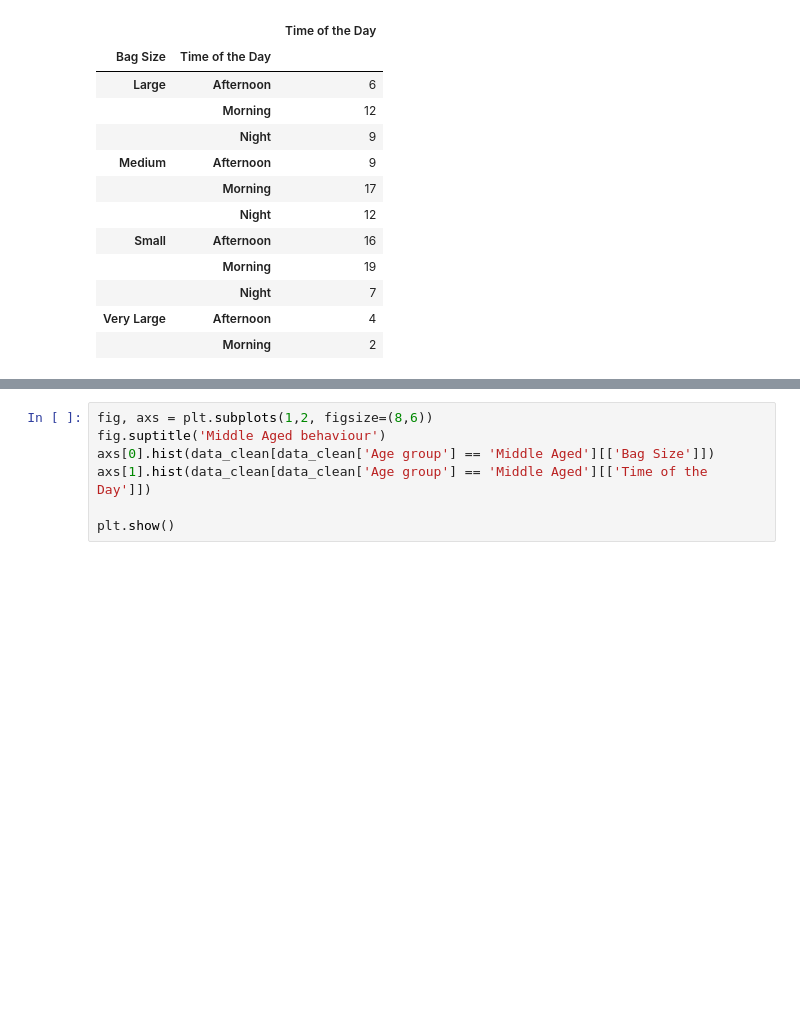
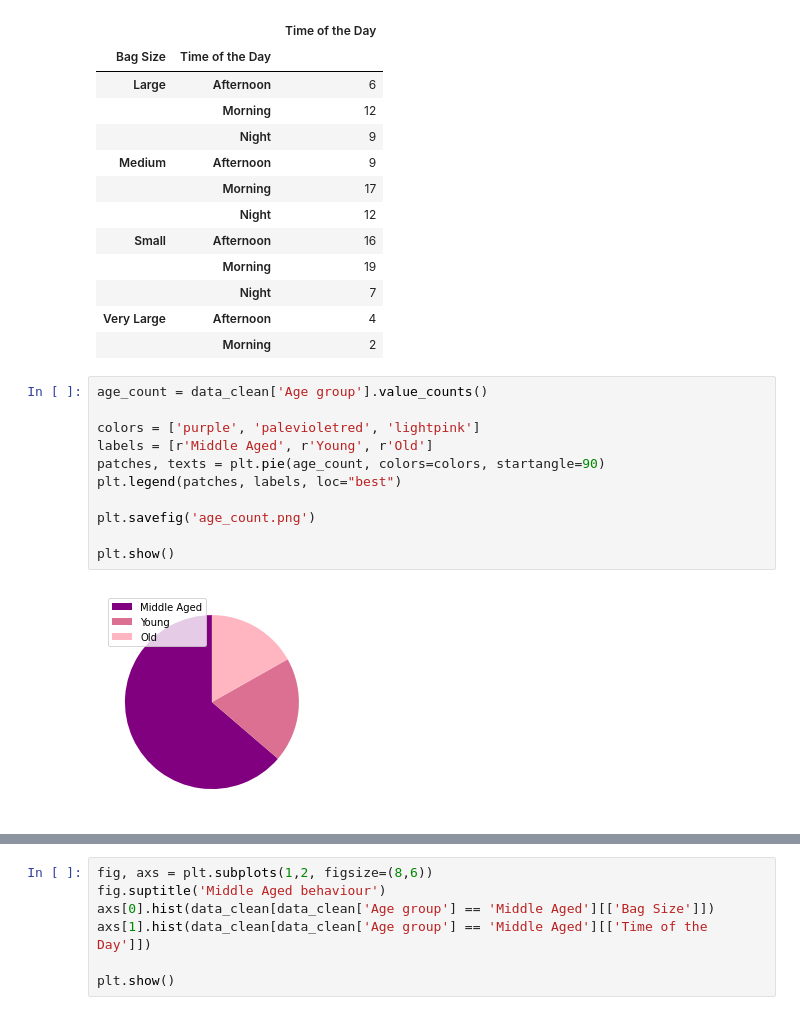
Before and after one commit to FelipeAvila2/Python-SQL-Tableau-Data-Analytics-Project, a Jupyter notebook: coding.ipynb, the cells around one changed output, grey strips where cells are left out. Drawn from its saved outputs; the diff is of its cells as text; blank space fills up the shorter version.

```diff
--- a/coding.ipynb
+++ b/coding.ipynb
@@ -187,3 +187,16 @@ data_clean.groupby(['Bag Size','Time of the Day']).agg({'Time of the Day':'count
 |  | Night | 7 |
 | Very Large | Afternoon | 4 |
 |  | Morning | 2 |
+# %%
+age_count = data_clean['Age group'].value_counts()
+
+colors = ['purple', 'palevioletred', 'lightpink']
+labels = [r'Middle Aged', r'Young', r'Old']
+patches, texts = plt.pie(age_count, colors=colors, startangle=90)
+plt.legend(patches, labels, loc="best")
+
+plt.savefig('age_count.png')
+
+plt.show()
+# %% [output]
+[figure, added]
```
Also changed, not shown: parts of 16 cells of this notebook, 4 other files.
